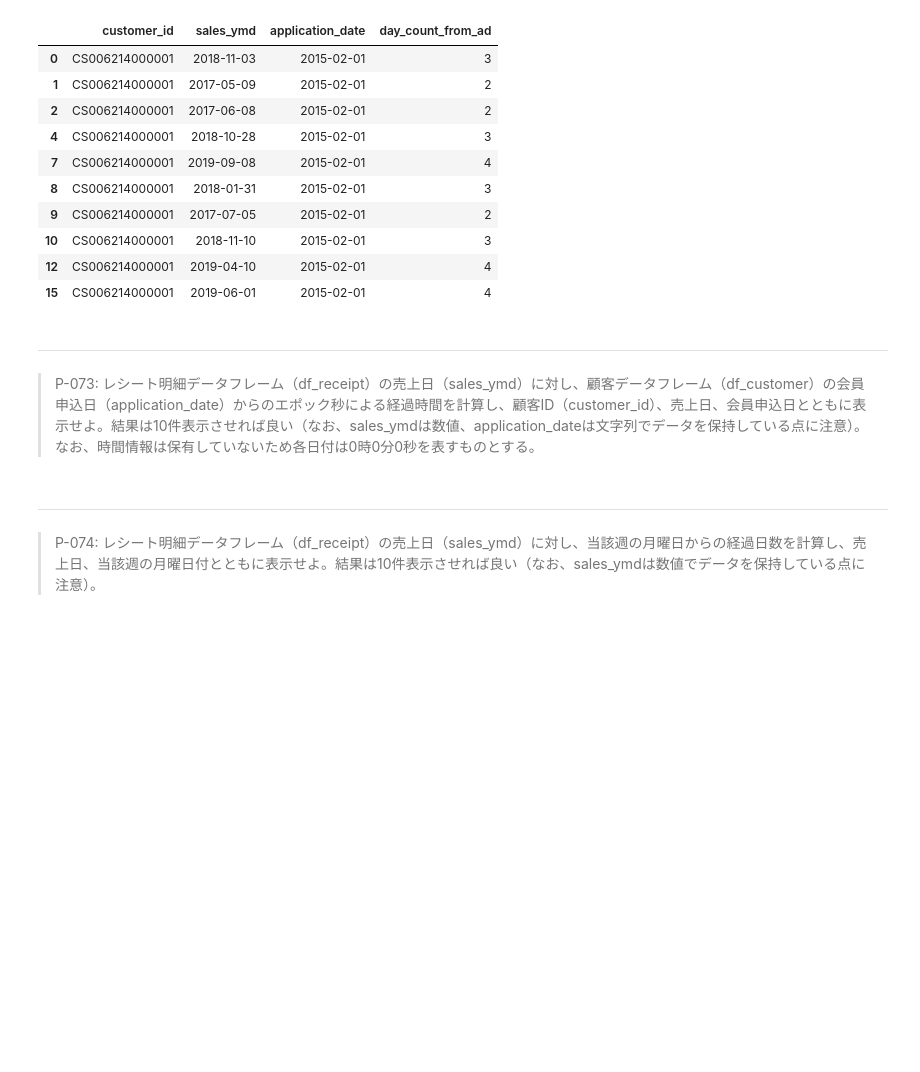
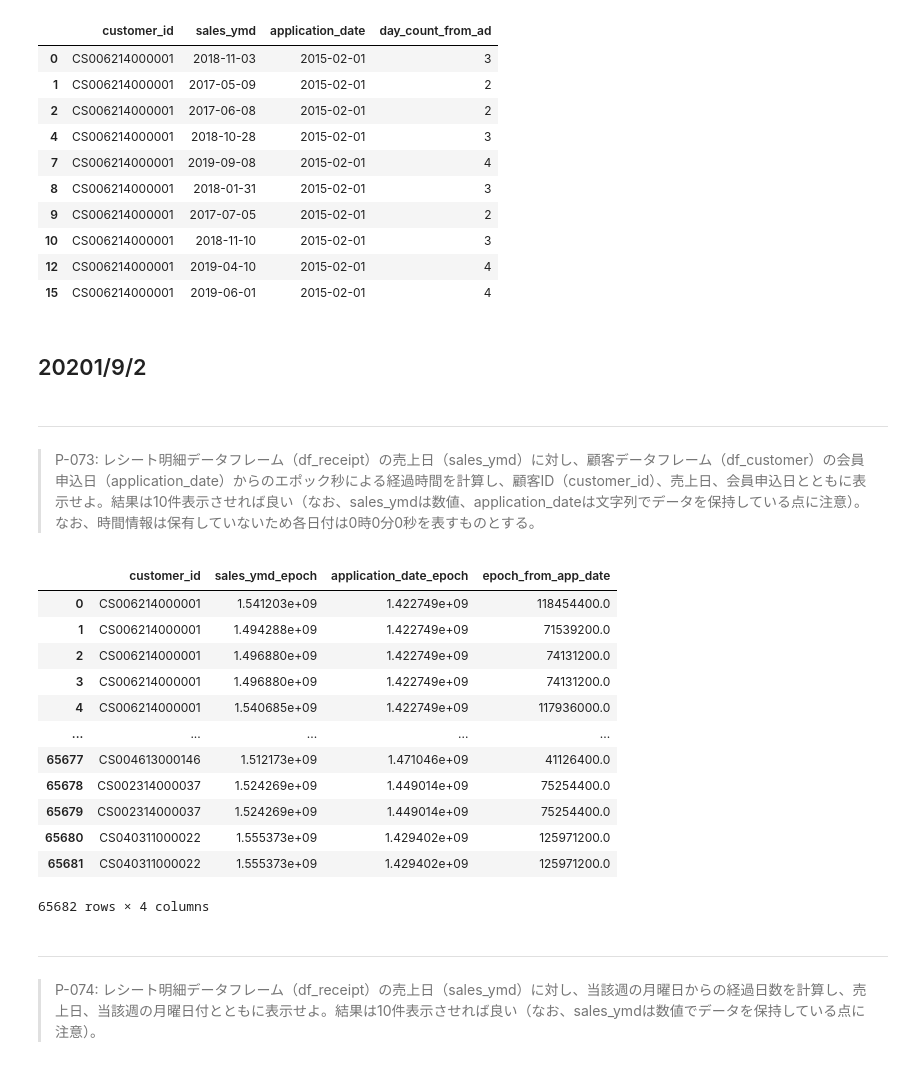
Before and after one commit to cyoshihara/ds100, a Jupyter notebook: preprocess_knock_Python_20210728-.ipynb, the cells around one changed output. Drawn from its saved outputs; the diff is of its cells as text; code cells hidden in the pictures; blank space fills up the shorter version.

```diff
--- a/preprocess_knock_Python_20210728-.ipynb
+++ b/preprocess_knock_Python_20210728-.ipynb
@@ -1937,9 +1937,35 @@ df_temp[['customer_id', 'sales_ymd', 'application_date', 'day_count_from_ad']].h
 | 10 | CS006214000001 | 2018-11-10 | 2015-02-01 | 3 |
 | 12 | CS006214000001 | 2019-04-10 | 2015-02-01 | 4 |
 | 15 | CS006214000001 | 2019-06-01 | 2015-02-01 | 4 |
+# %% [markdown]
+## 20201/9/2
 # %% [markdown]
 ---
 > P-073: レシート明細データフレーム（df_receipt）の売上日（sales_ymd）に対し、顧客データフレーム（df_customer）の会員申込日（application_date）からのエポック秒による経過時間を計算し、顧客ID（customer_id）、売上日、会員申込日とともに表示せよ。結果は10件表示させれば良い（なお、sales_ymdは数値、application_dateは文字列でデータを保持している点に注意）。なお、時間情報は保有していないため各日付は0時0分0秒を表すものとする。
+# %%
+def to_epoch( series, format:str ):
+    temp = pd.to_datetime(series, format=format)
+    return temp.apply(lambda x: x.timestamp())
+
+df_receipt['sales_ymd_epoch'] = to_epoch(df_receipt['sales_ymd'], format='%Y%m%d')
+df_customer['application_date_epoch'] = to_epoch(df_customer['application_date'], format='%Y%m%d')
+df = pd.merge(df_receipt[['customer_id','sales_ymd_epoch']],df_customer[['customer_id','application_date_epoch']], on='customer_id' )
+df['epoch_from_app_date'] = df['sales_ymd_epoch'] - df['application_date_epoch']
+df
+# %% [output]
+|  | customer_id | sales_ymd_epoch | application_date_epoch | epoch_from_app_date |
+| 0 | CS006214000001 | 1.541203e+09 | 1.422749e+09 | 118454400.0 |
+| 1 | CS006214000001 | 1.494288e+09 | 1.422749e+09 | 71539200.0 |
+| 2 | CS006214000001 | 1.496880e+09 | 1.422749e+09 | 74131200.0 |
+| 3 | CS006214000001 | 1.496880e+09 | 1.422749e+09 | 74131200.0 |
+| 4 | CS006214000001 | 1.540685e+09 | 1.422749e+09 | 117936000.0 |
+| ... | ... | ... | ... | ... |
+| 65677 | CS004613000146 | 1.512173e+09 | 1.471046e+09 | 41126400.0 |
+| 65678 | CS002314000037 | 1.524269e+09 | 1.449014e+09 | 75254400.0 |
+| 65679 | CS002314000037 | 1.524269e+09 | 1.449014e+09 | 75254400.0 |
+| 65680 | CS040311000022 | 1.555373e+09 | 1.429402e+09 | 125971200.0 |
+| 65681 | CS040311000022 | 1.555373e+09 | 1.429402e+09 | 125971200.0 |
+65682 rows × 4 columns
 # %% [markdown]
 ---
 > P-074: レシート明細データフレーム（df_receipt）の売上日（sales_ymd）に対し、当該週の月曜日からの経過日数を計算し、売上日、当該週の月曜日付とともに表示せよ。結果は10件表示させれば良い（なお、sales_ymdは数値でデータを保持している点に注意）。
```
Also changed, not shown: parts of 2 cells of this notebook.
